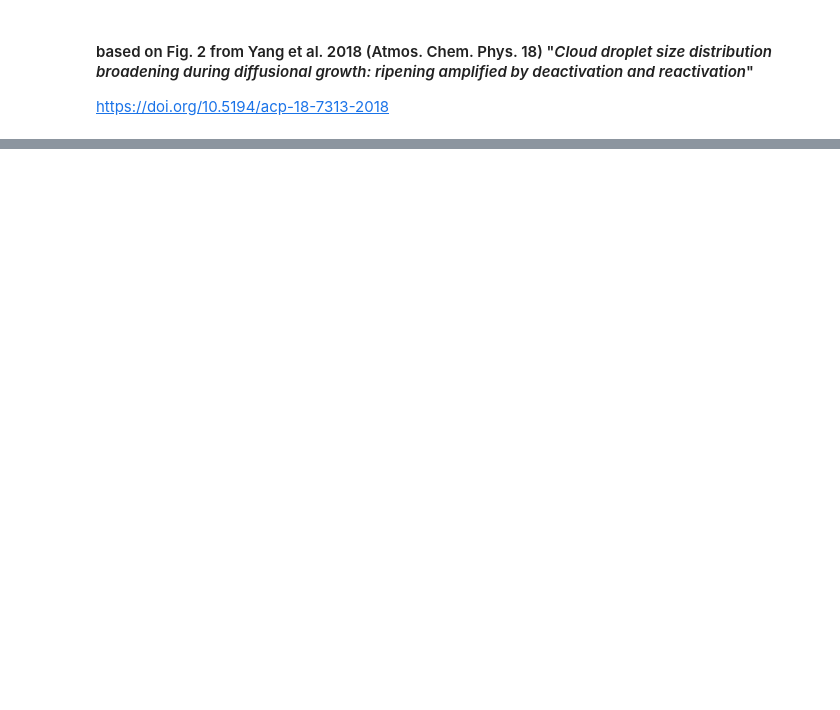
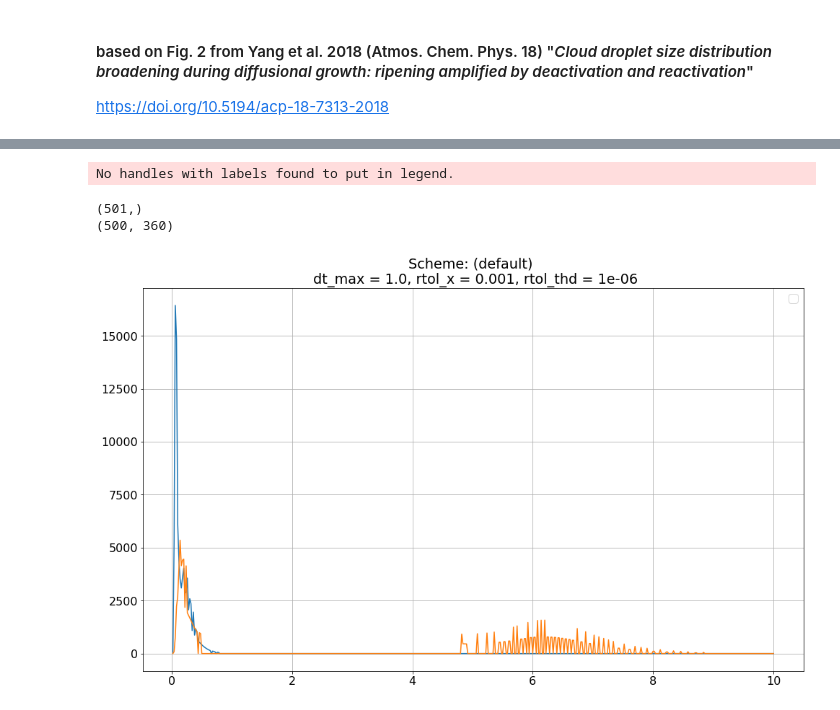
Before and after one commit to trontrytel/PySDM-examples, a Jupyter notebook: PySDM_examples/Yang_et_al_2018/fig_2.ipynb, the cells around one changed output, grey strips where cells are left out. Saved outputs shown, nothing was run; the diff lists cells and outputs as text; code cells hidden in the pictures; blank space fills up the shorter version.

```diff
--- a/PySDM_examples/Yang_et_al_2018/fig_2.ipynb
+++ b/PySDM_examples/Yang_et_al_2018/fig_2.ipynb
@@ -184,0 +185,43 @@ HTML(value="<a href='../utils/temporary_files/spectrum.pdf' target='_blank'>../u
+# %%
+mgn = lambda value, unit: (value / unit).to_base_units().magnitude
+
+fig, ax = plt.subplots(len(schemes), 1, sharex=True, figsize=figsize)
+if len(outputs)==1:
+    ax = (ax,)
+for i, output in enumerate(outputs):
+    dt_max = output['dt_max']
+    if i==2:
+        rtol = output['rtol_bdf']
+        tols = f'tolerance = {rtol}'
+    else:
+        rtol_x = output['rtol_x']
+        rtol_thd = output['rtol_thd']
+        tols = f'rtol_x = {rtol_x}, rtol_thd = {rtol_thd}'
+
+    hist = output['r_bins_values']
+    hist_init = (hist[:,0:-1] + hist[:,1:])/2
+
+    yedges = output['r_bins_edges']
+
+    yunit = si.micrometres
+
+    print(yedges.shape)
+    print(hist_init.shape)
+
+    ax[i].plot(mgn(yedges[1:] * output['r'].units, yunit), hist_init[:, -0])
+    ax[i].plot(mgn(yedges[1:] * output['r'].units, yunit), hist_init[:, -1])
+
+    ax[i].set_title('Scheme: '+f'({schemes[i]}) \n dt_max = {dt_max}, '+tols)
+    ax[i].yaxis.set_units(yunit)
+
+    ax[i].legend(loc='best')
+    ax[i].grid()
+    plt.tight_layout()
+    fig.subplots_adjust(top=0.88)
+
+show_plot(filename='test.pdf')
+# %% [output]
+No handles with labels found to put in legend.
+(501,)
+(500, 360)
+[figure, added]
```
Also changed, not shown: parts of 3 cells of this notebook, 1 other file.
